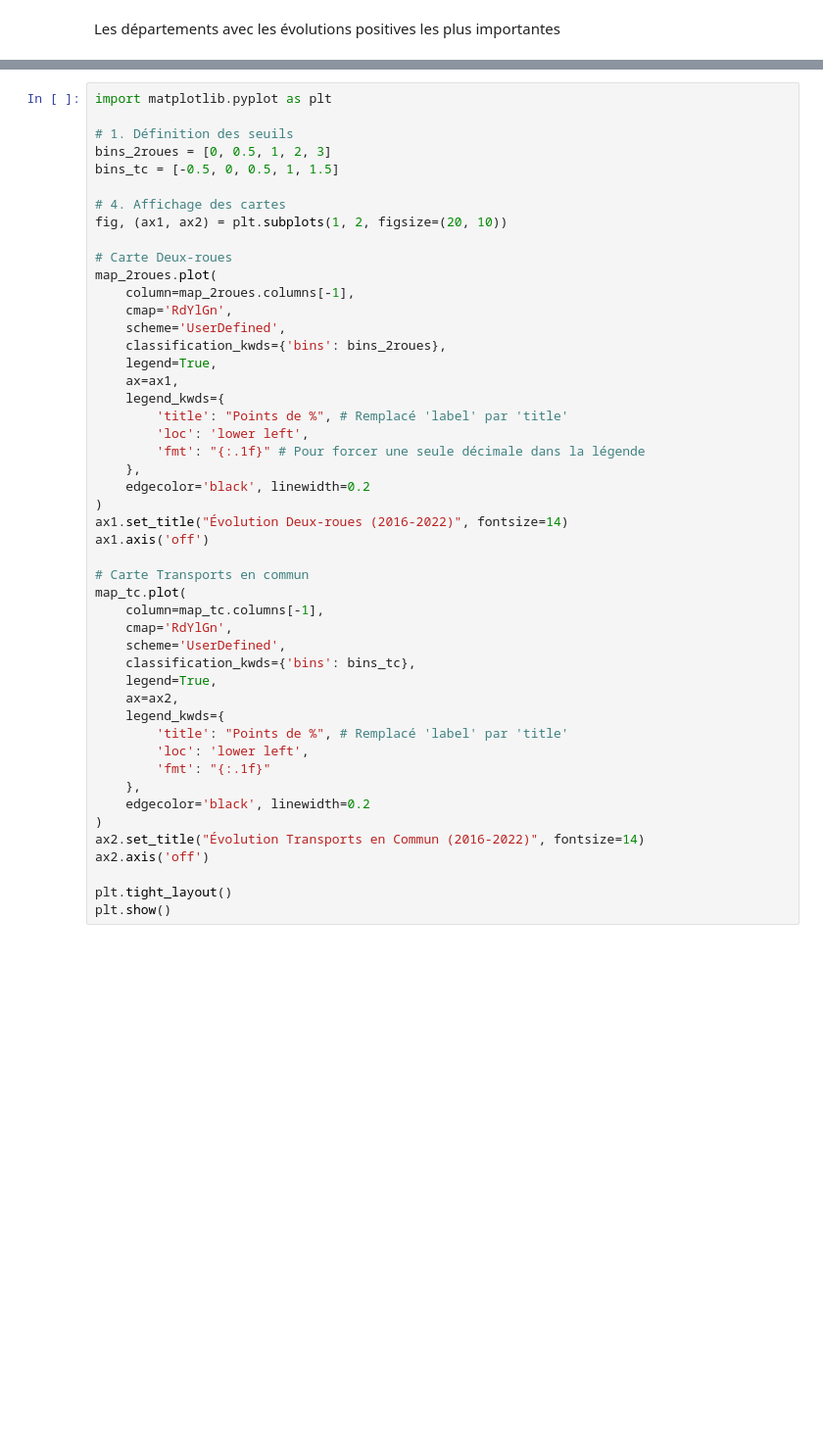
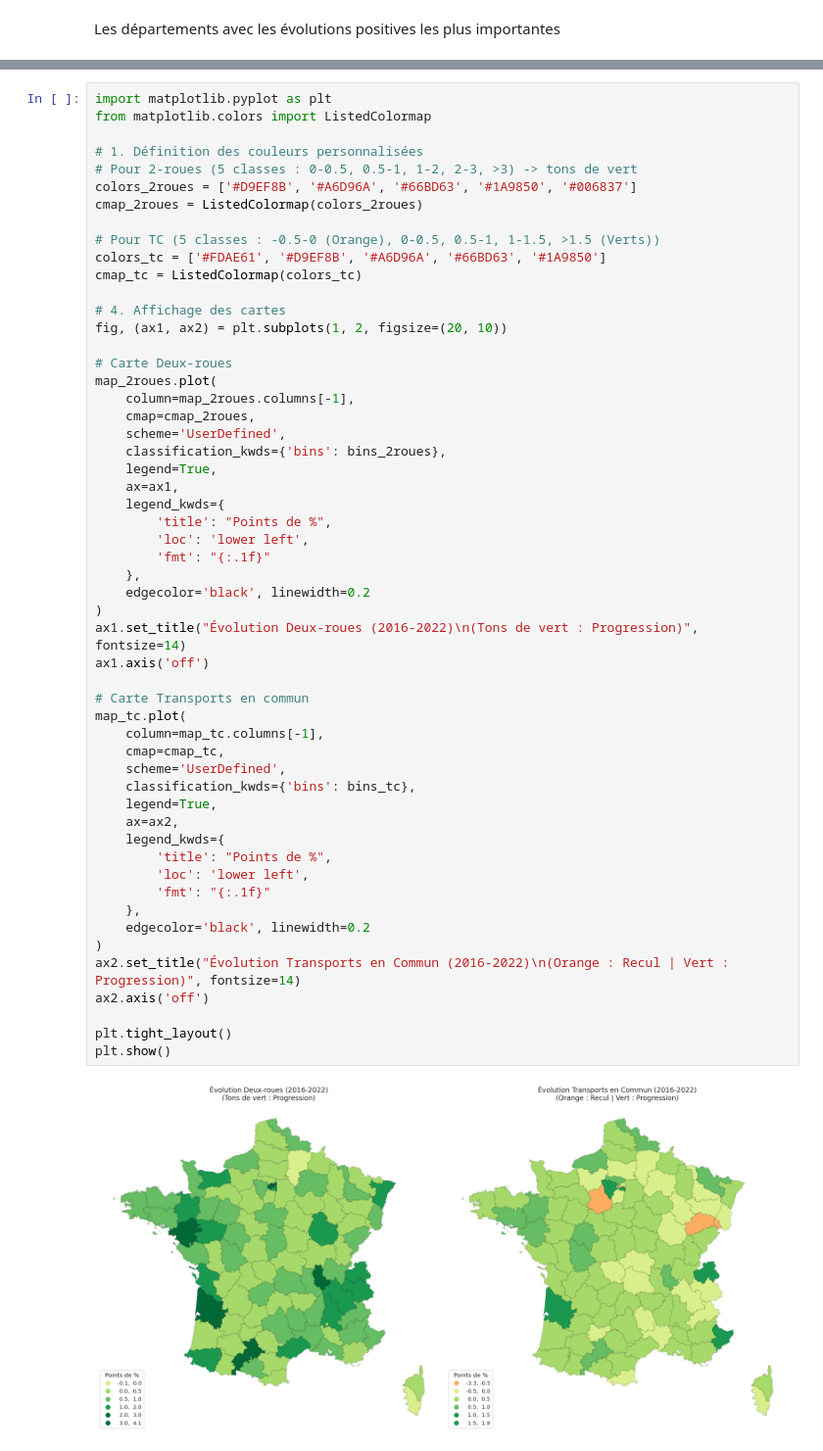
Before and after one commit to TeodoraHub/projet_pythonDS, a Jupyter notebook: deplacements.ipynb, the cells around one changed output, grey strips where cells are left out. Shown at 98% size. Drawn from its saved outputs; the diff is of its cells as text; blank space fills up the shorter version.

```diff
--- a/deplacements.ipynb
+++ b/deplacements.ipynb
@@ -248,9 +496,15 @@ extraire_extremes(evol_tc, "Transports en commun")
 # %%
 import matplotlib.pyplot as plt
+from matplotlib.colors import ListedColormap
 
-# 1. Définition des seuils
-bins_2roues = [0, 0.5, 1, 2, 3]
-bins_tc = [-0.5, 0, 0.5, 1, 1.5]
+# 1. Définition des couleurs personnalisées
+# Pour 2-roues (5 classes : 0-0.5, 0.5-1, 1-2, 2-3, >3) -> tons de vert
+colors_2roues = ['#D9EF8B', '#A6D96A', '#66BD63', '#1A9850', '#006837']
+cmap_2roues = ListedColormap(colors_2roues)
+
+# Pour TC (5 classes : -0.5-0 (Orange), 0-0.5, 0.5-1, 1-1.5, >1.5 (Verts))
+colors_tc = ['#FDAE61', '#D9EF8B', '#A6D96A', '#66BD63', '#1A9850']
+cmap_tc = ListedColormap(colors_tc)
 
 # 4. Affichage des cartes
 fig, (ax1, ax2) = plt.subplots(1, 2, figsize=(20, 10))
@@ -258,38 +512,40 @@ fig, (ax1, ax2) = plt.subplots(1, 2, figsize=(20, 10))
 # Carte Deux-roues
 map_2roues.plot(
     column=map_2roues.columns[-1],
-    cmap='RdYlGn',
+    cmap=cmap_2roues,
     scheme='UserDefined',
     classification_kwds={'bins': bins_2roues},
     legend=True,
     ax=ax1,
     legend_kwds={
-        'title': "Points de %", # Remplacé 'label' par 'title'
+        'title': "Points de %",
         'loc': 'lower left',
-        'fmt': "{:.1f}" # Pour forcer une seule décimale dans la légende
+        'fmt': "{:.1f}"
     },
     edgecolor='black', linewidth=0.2
 )
-ax1.set_title("Évolution Deux-roues (2016-2022)", fontsize=14)
+ax1.set_title("Évolution Deux-roues (2016-2022)\n(Tons de vert : Progression)", fontsize=14)
 ax1.axis('off')
 
 # Carte Transports en commun
 map_tc.plot(
     column=map_tc.columns[-1],
-    cmap='RdYlGn',
+    cmap=cmap_tc,
     scheme='UserDefined',
     classification_kwds={'bins': bins_tc},
     legend=True,
     ax=ax2,
     legend_kwds={
-        'title': "Points de %", # Remplacé 'label' par 'title'
+        'title': "Points de %",
         'loc': 'lower left',
         'fmt': "{:.1f}"
     },
     edgecolor='black', linewidth=0.2
 )
-ax2.set_title("Évolution Transports en Commun (2016-2022)", fontsize=14)
+ax2.set_title("Évolution Transports en Commun (2016-2022)\n(Orange : Recul | Vert : Progression)", fontsize=14)
 ax2.axis('off')
 
 plt.tight_layout()
 plt.show()
+# %% [output]
+[figure, added]
```
Also changed, not shown: parts of 16 cells of this notebook, 1 other file.
